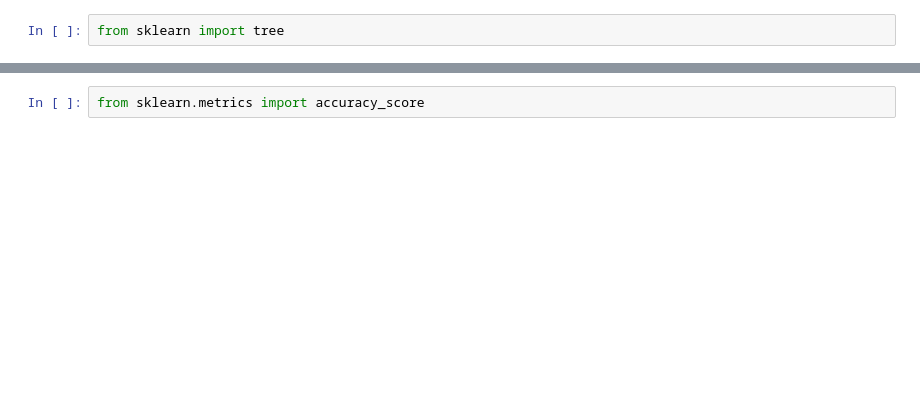
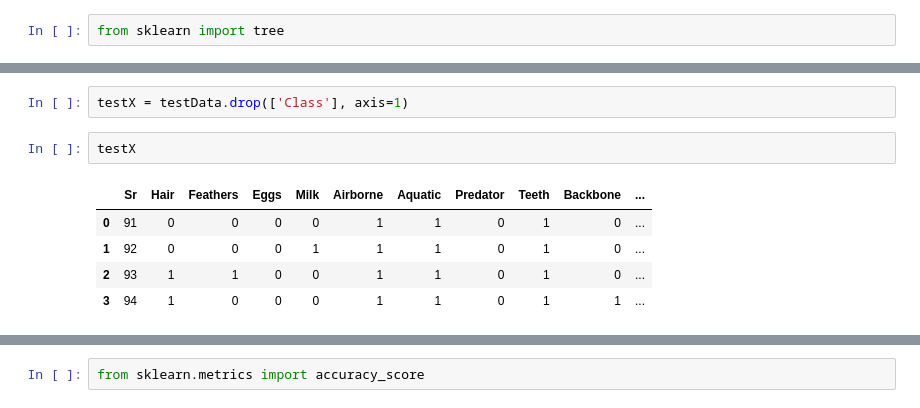
Before and after one commit to natadh/APT3025, a Jupyter notebook: Decision_Trees_(Animals).ipynb, the cells around one changed output, grey strips where cells are left out. Drawn from its saved outputs; the diff is of its cells as text; blank space fills up the shorter version.

```diff
--- a/Decision_Trees_(Animals).ipynb
+++ b/Decision_Trees_(Animals).ipynb
@@ -28,0 +159,10 @@ from sklearn import tree
+# %%
+testX = testData.drop(['Class'], axis=1)
+# %%
+testX
+# %% [output]
+|  | Sr | Hair | Feathers | Eggs | Milk | Airborne | Aquatic | Predator | Teeth | Backbone | ... |
+| 0 | 91 | 0 | 0 | 0 | 0 | 1 | 1 | 0 | 1 | 0 | ... |
+| 1 | 92 | 0 | 0 | 0 | 1 | 1 | 1 | 0 | 1 | 0 | ... |
+| 2 | 93 | 1 | 1 | 0 | 0 | 1 | 1 | 0 | 1 | 0 | ... |
+| 3 | 94 | 1 | 0 | 0 | 0 | 1 | 1 | 0 | 1 | 1 | ... |
```
Also changed, not shown: parts of 47 cells of this notebook.
